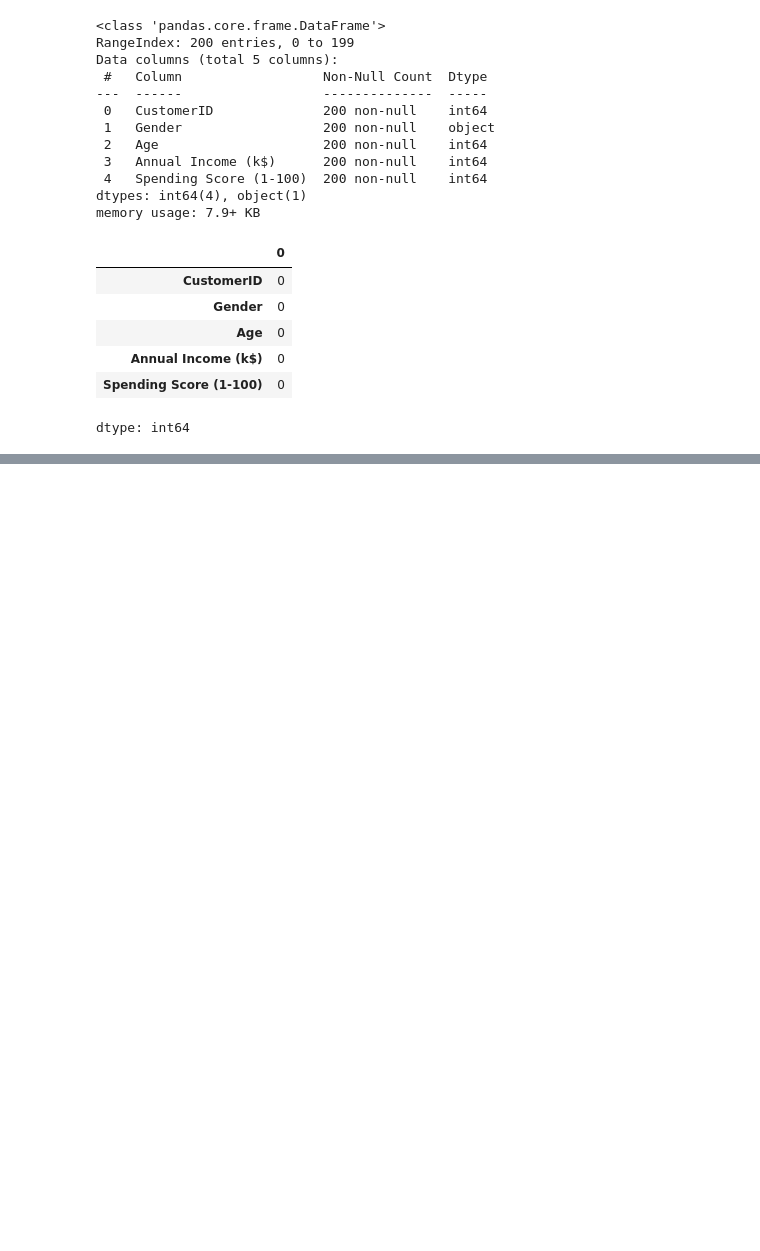
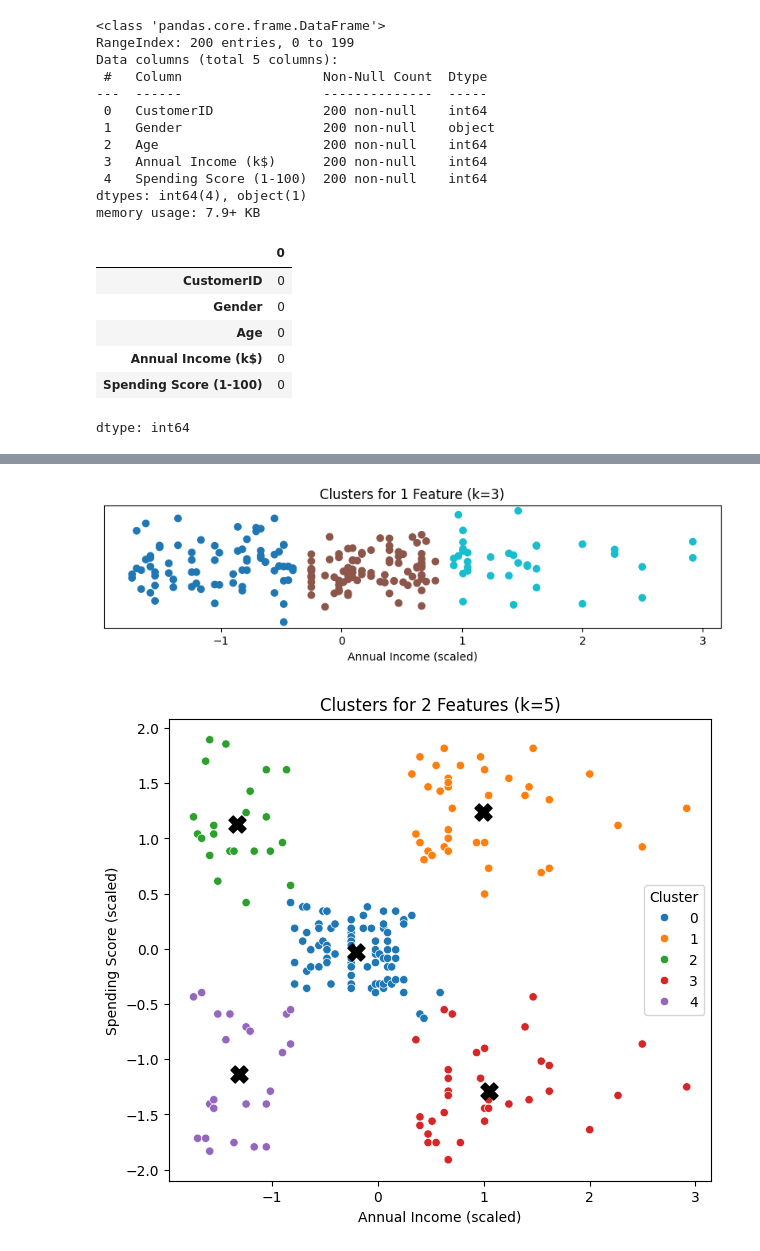
Before and after one commit to ShirleenMuthoni1/AirplaneCrashes-DataCleaning, a Jupyter notebook: Mall_Customer_Clustering.ipynb, the cells around one changed output, grey strips where cells are left out. Drawn from its saved outputs; the diff is of its cells as text; code cells hidden in the pictures; blank space fills up the shorter version.

```diff
--- a/Mall_Customer_Clustering.ipynb
+++ b/Mall_Customer_Clustering.ipynb
@@ -52,0 +152,28 @@ dtype: int64
+# %%
+k1 = 3   # example best for 1 feature
+k2 = 5   # example best for 2 features
+
+kmeans1 = KMeans(n_clusters=k1, random_state=42, n_init=10).fit(X1_scaled)
+kmeans2 = KMeans(n_clusters=k2, random_state=42, n_init=10).fit(X2_scaled)
+
+labels1 = kmeans1.labels_
+labels2 = kmeans2.labels_
+# %%
+# 1 feature (plot with small jitter)
+plt.figure(figsize=(10,2))
+plt.scatter(X1_scaled[:,0], np.random.normal(0,0.02,len(X1_scaled)), c=labels1, cmap='tab10')
+plt.yticks([]); plt.title(f'Clusters for 1 Feature (k={k1})'); plt.xlabel('Annual Income (scaled)')
+plt.show()
+
+# 2 features
+plt.figure(figsize=(7,6))
+sns.scatterplot(x=X2_scaled[:,0], y=X2_scaled[:,1], hue=labels2, palette='tab10')
+plt.scatter(kmeans2.cluster_centers_[:,0], kmeans2.cluster_centers_[:,1], c='black', s=150, marker='X')
+plt.title(f'Clusters for 2 Features (k={k2})')
+plt.xlabel('Annual Income (scaled)')
+plt.ylabel('Spending Score (scaled)')
+plt.legend(title='Cluster')
+plt.show()
+# %% [output]
+[figure, added]
+[figure, added]
```
Also changed, not shown: parts of 20 cells of this notebook.
